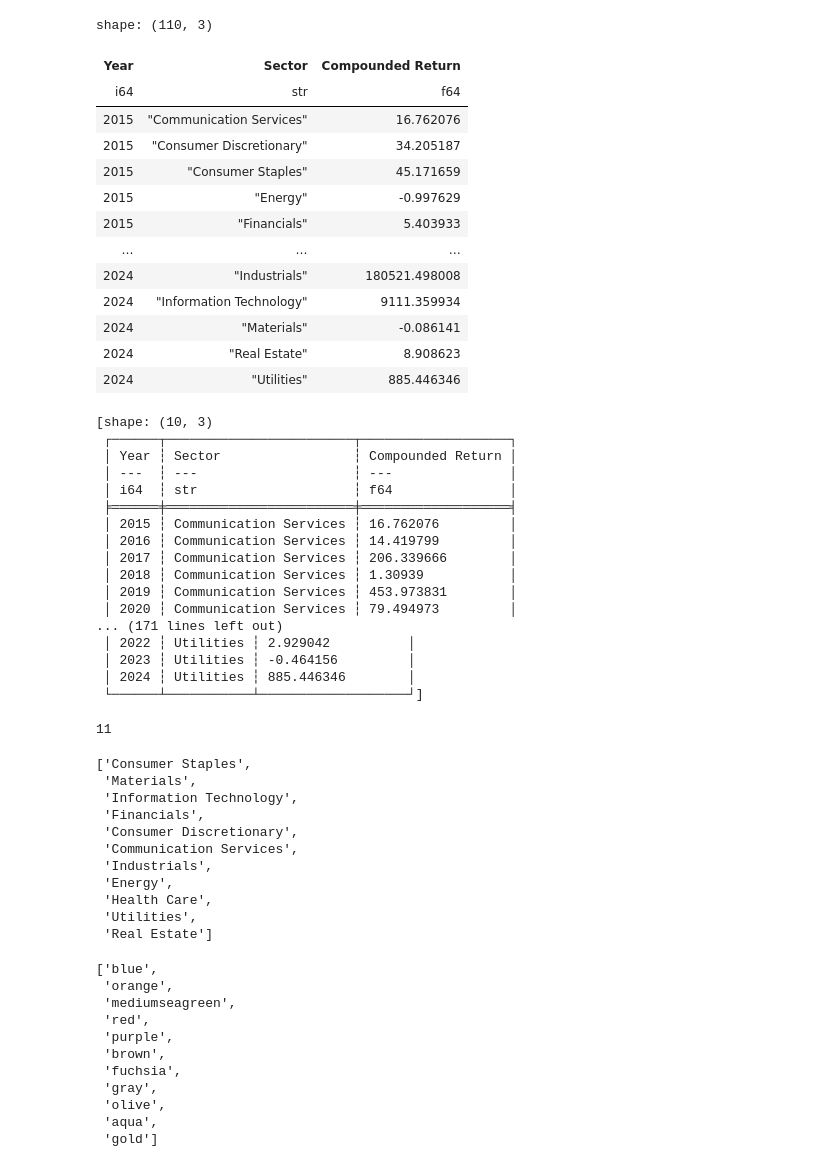
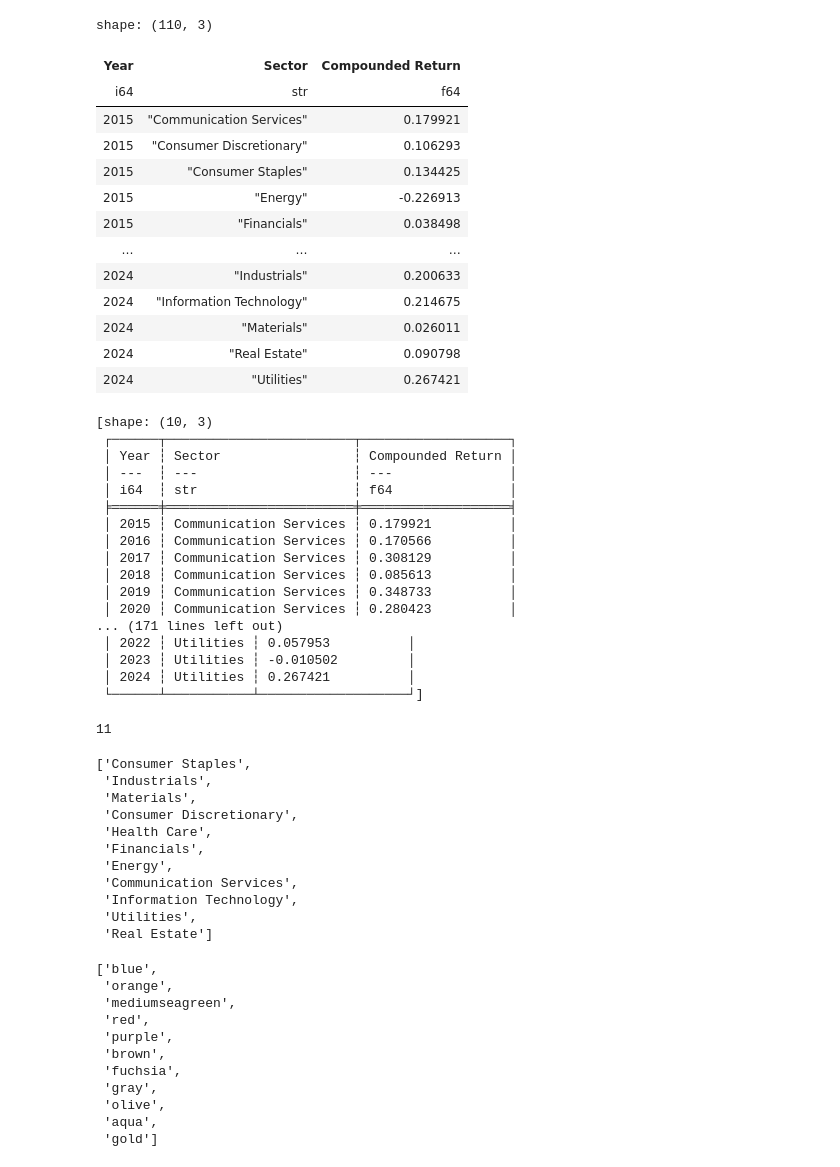
Before and after one commit to zes5612/ECON_412_Project, a Jupyter notebook: plots.ipynb, the cells around one changed output. Drawn from its saved outputs; the diff is of its cells as text; code cells hidden in the pictures.

Commit message:
Fixed aggreation of compounded return

```diff
--- a/plots.ipynb
+++ b/plots.ipynb
@@ -1,27 +1,27 @@
 # %%
 import polars as pl
 import matplotlib.pyplot as plt
 import os
 
-# print(os.getcwd()): already in Aggregated_Data folder
-df = pl.read_csv("Sector_compounded_yearly_returns.csv")
+#print(os.getcwd()) #: already in Aggregated_Data folder
+df = pl.read_csv("Data\Aggregated_Data\Sector_compounded_yearly_returns.csv")
 
 df
 # %% [output]
 shape: (110, 3)
 | Year | Sector | Compounded Return |
 | i64 | str | f64 |
-| 2015 | "Communication Services" | 16.762076 |
-| 2015 | "Consumer Discretionary" | 34.205187 |
-| 2015 | "Consumer Staples" | 45.171659 |
-| 2015 | "Energy" | -0.997629 |
-| 2015 | "Financials" | 5.403933 |
+| 2015 | "Communication Services" | 0.179921 |
+| 2015 | "Consumer Discretionary" | 0.106293 |
+| 2015 | "Consumer Staples" | 0.134425 |
+| 2015 | "Energy" | -0.226913 |
+| 2015 | "Financials" | 0.038498 |
 | … | … | … |
-| 2024 | "Industrials" | 180521.498008 |
-| 2024 | "Information Technology" | 9111.359934 |
-| 2024 | "Materials" | -0.086141 |
-| 2024 | "Real Estate" | 8.908623 |
-| 2024 | "Utilities" | 885.446346 |
+| 2024 | "Industrials" | 0.200633 |
+| 2024 | "Information Technology" | 0.214675 |
+| 2024 | "Materials" | 0.026011 |
+| 2024 | "Real Estate" | 0.090798 |
+| 2024 | "Utilities" | 0.267421 |
 # %%
 df_partitiions = df.partition_by("Sector")
 df_partitiions
@@ -32,16 +32,16 @@ df_partitiions
  │ ---  ┆ ---                    ┆ ---               │
  │ i64  ┆ str                    ┆ f64               │
  ╞══════╪════════════════════════╪═══════════════════╡
- │ 2015 ┆ Communication Services ┆ 16.762076         │
- │ 2016 ┆ Communication Services ┆ 14.419799         │
- │ 2017 ┆ Communication Services ┆ 206.339666        │
- │ 2018 ┆ Communication Services ┆ 1.30939           │
- │ 2019 ┆ Communication Services ┆ 453.973831        │
- │ 2020 ┆ Communication Services ┆ 79.494973         │
+ │ 2015 ┆ Communication Services ┆ 0.179921          │
+ │ 2016 ┆ Communication Services ┆ 0.170566          │
+ │ 2017 ┆ Communication Services ┆ 0.308129          │
+ │ 2018 ┆ Communication Services ┆ 0.085613          │
+ │ 2019 ┆ Communication Services ┆ 0.348733          │
+ │ 2020 ┆ Communication Services ┆ 0.280423          │
 ... (171 lines left out)
- │ 2022 ┆ Utilities ┆ 2.929042          │
- │ 2023 ┆ Utilities ┆ -0.464156         │
- │ 2024 ┆ Utilities ┆ 885.446346        │
+ │ 2022 ┆ Utilities ┆ 0.057953          │
+ │ 2023 ┆ Utilities ┆ -0.010502         │
+ │ 2024 ┆ Utilities ┆ 0.267421          │
  └──────┴───────────┴───────────────────┘]
 # %%
 # number of partitions/ Sectors
@@ -54,14 +54,14 @@ sectors = list(df["Sector"].unique())
 sectors
 # %% [output]
 ['Consumer Staples',
+ 'Industrials',
  'Materials',
+ 'Consumer Discretionary',
+ 'Health Care',
+ 'Financials',
+ 'Energy',
+ 'Communication Services',
  'Information Technology',
- 'Financials',
- 'Consumer Discretionary',
- 'Communication Services',
- 'Industrials',
- 'Energy',
- 'Health Care',
  'Utilities',
  'Real Estate']
 # %%
```
Also changed, not shown: parts of 4 cells of this notebook, 4 other files.
